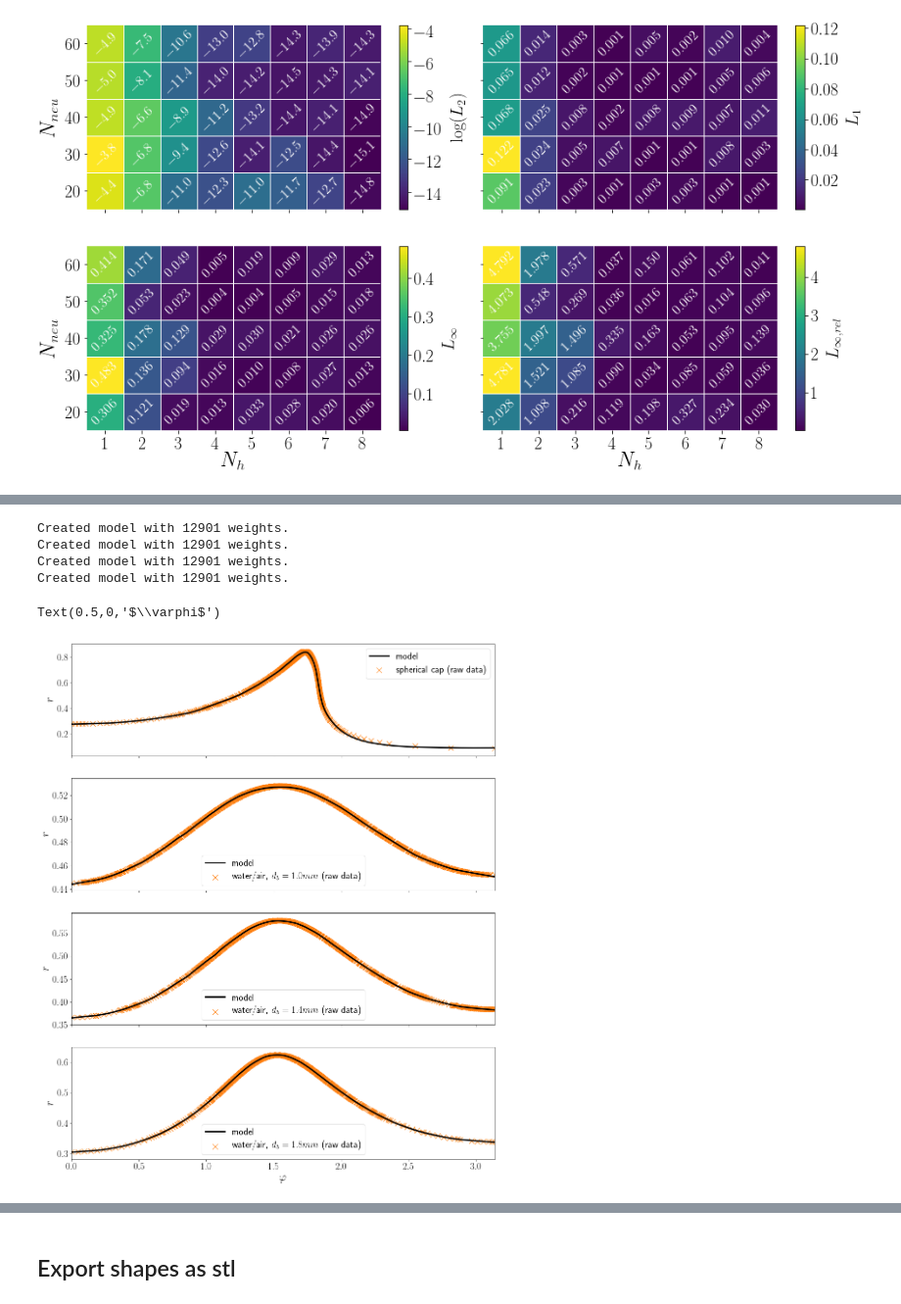
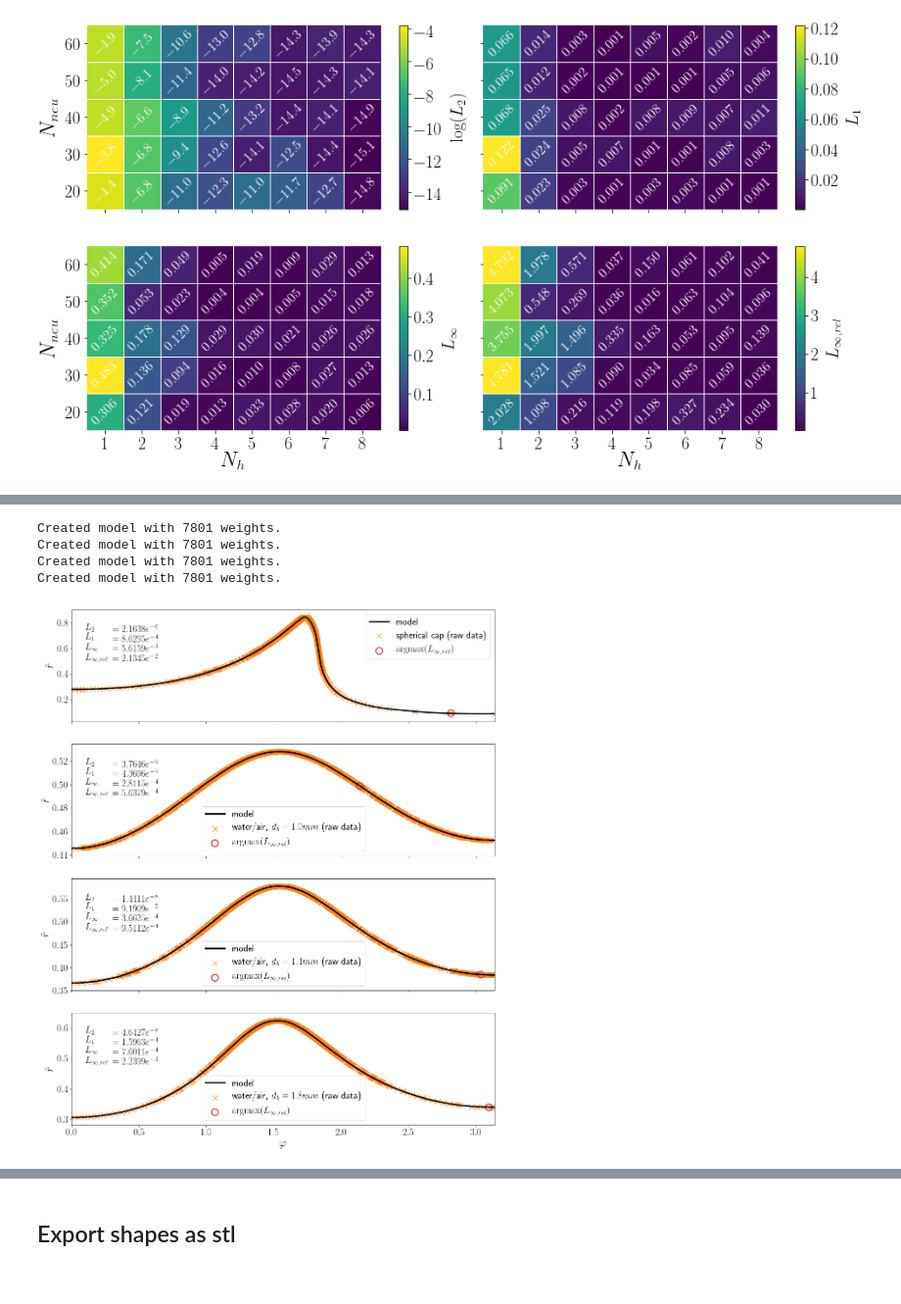
Before and after one commit to AndreWeiner/phd_notebooks, a Jupyter notebook: notebooks/basilisk_2D_shape_approximation_simple.ipynb, the cells around one changed output, grey strips where cells are left out. Shown at 98% size. Saved outputs shown, nothing was run; the diff lists cells and outputs as text; code cells hidden in the pictures.

```diff
--- a/notebooks/basilisk_2D_shape_approximation_simple.ipynb
+++ b/notebooks/basilisk_2D_shape_approximation_simple.ipynb
@@ -326,7 +374,7 @@ for n_layers in layers:
         model_dict["n_neurons"] = n_nodes
         model = hm.SimpleMLP(**model_dict)
         model_path = output_path + "/bhaga_03_l16_selu_{:1d}_layers_{:2d}_nodes.pt".format(n_layers, n_nodes)
-        model, losses = training_loop(model, model_path, phi, rad, epochs, 0.001)
+        model, losses = training_loop(model, model_path, phi, rad, None, epochs, 0.001)
         all_losses[model_path] = losses
         all_models[model_path] = copy.deepcopy(model)
 # %% [output]
@@ -424,0 +541,3 @@ savefig("bhaga_03_l16_selu_architecture_metrics")
+# %%
+def density_based_weighting(density, alpha):
+    return alpha + (1.0 - alpha) * density
@@ -429,19 +660,22 @@ fig, axarr = plt.subplots(len(names), 1, figsize=(hm.figure_width, len(names)*5)
 model_dict = {
     "n_inputs" : 1,
     "n_outputs" : 1,
-    "n_layers" : 6,
+    "n_layers" : 4,
     "n_neurons" : 50,
     "activation" : torch.nn.functional.selu,
     "batch_norm" : False
 }
 
-epochs = 1000
+epochs = 5000
 for i, name in enumerate(names):
     model = hm.SimpleMLP(**model_dict)
-    rad, phi = all_facets[name].get_facets(polar=True)
+    rad = rad_ext[name]
+    phi = phi_ext[name]
     rad_norm = (rad - np.min(rad)) / (np.max(rad) - np.min(rad))
+    rad_weight = density_based_weighting(densities_01[name], 6)
     model_path = output_path + "/" + name + "_selu_best.pt"
-    model, losses = training_loop(model, model_path, phi, rad_norm, epochs, 0.001)
+    model, losses = training_loop(model, model_path, phi, rad_norm, rad_weight, epochs, 0.001)
+    print("Minimal loss: ", np.min(losses))
     axarr[i].plot(range(1, epochs+1), losses, label=name)
     axarr[i].set_xlabel("epoch", fontsize=hm.fontsize_label)
     axarr[i].set_ylabel("loss", fontsize=hm.fontsize_label)
@@ -468,31 +694,50 @@ Created model with 12901 weights.
+# %%
+def format_exp_latex(number):
+    expo = int(np.floor(np.log10(abs(number))))
+    latex = "{:2.4f}".format(number/10**expo) + "e^{" + "{:02d}".format(expo) + "}"
+    return latex
 # %%
 rc('text', usetex=True)
 
 fig, axarr = plt.subplots(4, 1, figsize=(hm.figure_width, 20), sharex=True)
 labels = ["spherical cap", "water/air, $d_b=1.0mm$", "water/air, $d_b=1.4mm$", "water/air, $d_b=1.8mm$"]
+
+y_pos = [0.5, 0.49, 0.48, 0.48]
 
 for i, name in enumerate(names):
     model = hm.SimpleMLP(**model_dict)
     rad, phi = all_facets[name].get_facets(polar=True)
     model_path = output_path + "/" + name + "_selu_best.pt"
     model.load_state_dict(torch.load(model_path))
     model.eval()
-    phi_eval = torch.from_numpy(np.linspace(0.0, np.pi, 200)).unsqueeze_(-1)
+    phi_eval = torch.from_numpy(np.linspace(0.0, np.pi, 400)).unsqueeze_(-1)
     rad_eval = model.forward(phi_eval).detach().squeeze().numpy()
     rad_eval = rad_eval * (np.max(rad) - np.min(rad)) + np.min(rad)
 
+    rad_model = model.forward(torch.from_numpy(phi.astype(np.float64)).unsqueeze(-1)).detach().squeeze().numpy()
+    rad_model = rad_model * (np.max(rad) - np.min(rad)) + np.min(rad)
+    diff = np.absolute(rad - rad_model)
+    axarr[i].text(0.1, y_pos[i], "$L_2$\n$L_1$\n$L_\infty$\n$L_{\infty,rel}$", fontsize=hm.fontsize_tick)
+    axarr[i].text(0.3, y_pos[i], "$=" + format_exp_latex(np.mean(np.square(diff))) + "$\n"
+                  + "$=" + format_exp_latex(np.mean(diff)) + "$\n"
+                  + "$=" + format_exp_latex(np.max(diff)) + "$\n"
+                  + "$=" + format_exp_latex(np.max(diff/rad)) + "$", fontsize=hm.fontsize_tick)
+
     axarr[i].plot(phi_eval.squeeze(), rad_eval, color="k", lw=hm.line_width, label="model")
     axarr[i].scatter(phi, rad, marker="x", s=120, lw=1, color="C1", label="{} (raw data)".format(labels[i]))
+    axarr[i].scatter([phi[np.argmax(diff/rad)]],[rad[np.argmax(diff/rad)]],
+                     marker="o", facecolors='none', edgecolors='C3', s=200, lw=2,
+                     label="$\mathrm{argmax}(L_{\infty ,rel})$")
     axarr[i].tick_params(labelsize=hm.fontsize_tick)
-    axarr[i].set_ylabel(r"$r$", fontsize=hm.fontsize_label)
+    axarr[i].set_ylabel(r"$\tilde{r}$", fontsize=hm.fontsize_label)
     axarr[i].set_xlim(0.0, np.pi)
     axarr[i].legend(fontsize=hm.fontsize_legend)
 
 axarr[-1].set_xlabel(r"$\varphi$", fontsize=hm.fontsize_label)
+savefig("basilisk_2D_simple_shape_final")
 # %% [output]
-Created model with 12901 weights.
-Created model with 12901 weights.
-Created model with 12901 weights.
-Created model with 12901 weights.
+Created model with 7801 weights.
+Created model with 7801 weights.
+Created model with 7801 weights.
+Created model with 7801 weights.
-Text(0.5,0,'$\\varphi$')
-[figure, old version]
+[figure, new version]
```
Also changed, not shown: parts of 23 cells of this notebook, 1 other file.
